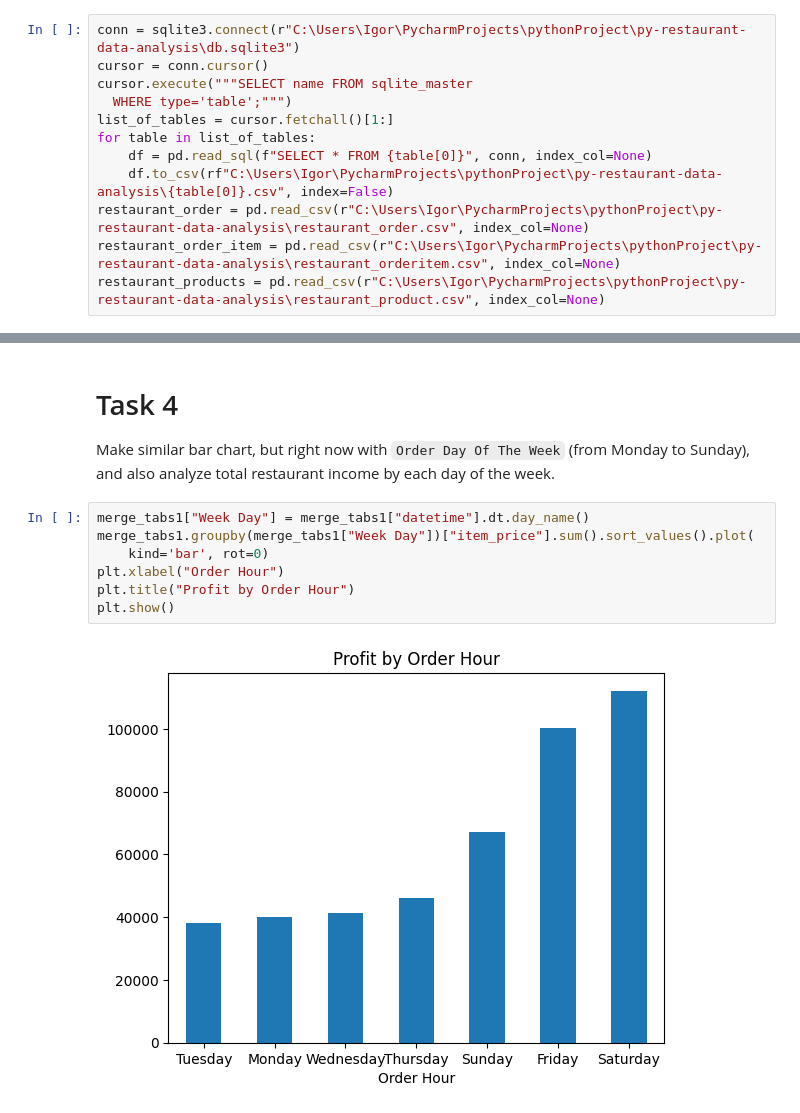
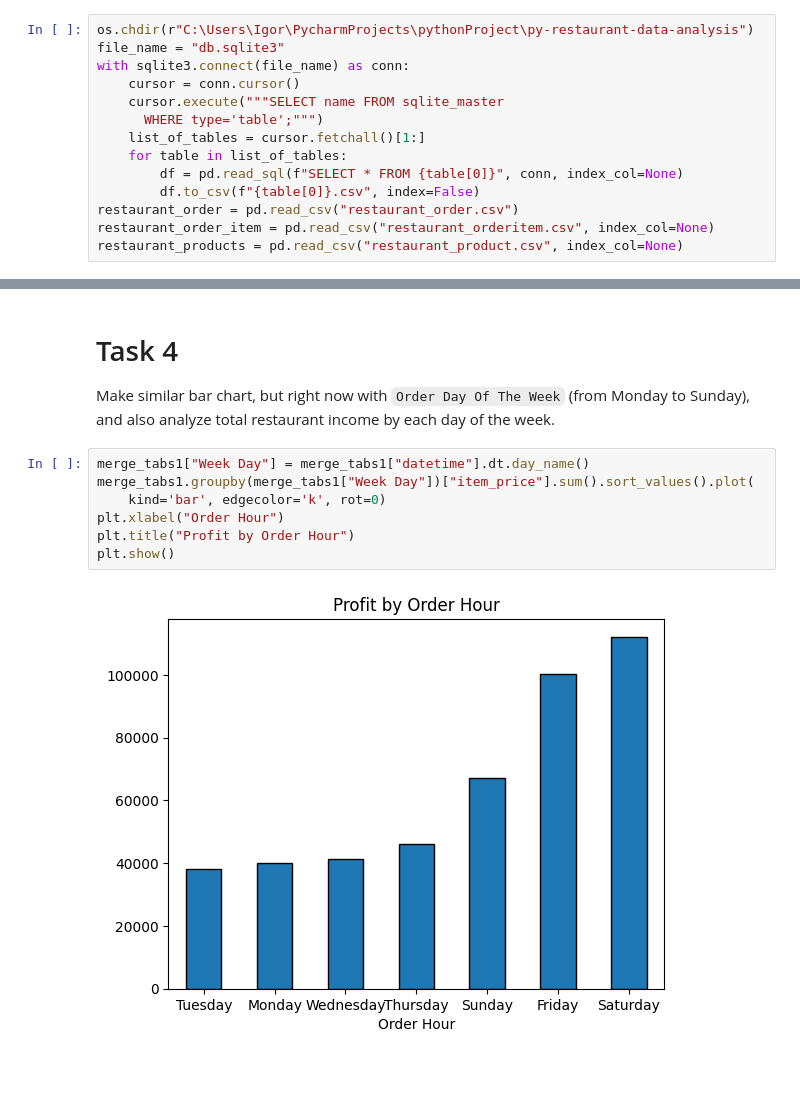
Before and after one commit to mate-academy/py-restaurant-data-analysis, a Jupyter notebook: app/main.ipynb, the cells around one changed output, grey strips where cells are left out. Drawn from its saved outputs; the diff is of its cells as text; blank space fills up the shorter version.

```diff
--- a/app/main.ipynb
+++ b/app/main.ipynb
@@ -9,17 +10,19 @@ Data extraction: get the data from 3 tables & combine it into single `.csv` file
 After that read this file using pandas to create Dataframe.
 So it will be all joined data in 1 dataframe. Quick check - should be 74818 rows in it.
 # %%
-conn = sqlite3.connect(r"C:\Users\Igor\PycharmProjects\pythonProject\py-restaurant-data-analysis\db.sqlite3")
-cursor = conn.cursor()
-cursor.execute("""SELECT name FROM sqlite_master
-  WHERE type='table';""")
-list_of_tables = cursor.fetchall()[1:]
-for table in list_of_tables:
-    df = pd.read_sql(f"SELECT * FROM {table[0]}", conn, index_col=None)
-    df.to_csv(rf"C:\Users\Igor\PycharmProjects\pythonProject\py-restaurant-data-analysis\{table[0]}.csv", index=False)
-restaurant_order = pd.read_csv(r"C:\Users\Igor\PycharmProjects\pythonProject\py-restaurant-data-analysis\restaurant_order.csv", index_col=None)
-restaurant_order_item = pd.read_csv(r"C:\Users\Igor\PycharmProjects\pythonProject\py-restaurant-data-analysis\restaurant_orderitem.csv", index_col=None)
-restaurant_products = pd.read_csv(r"C:\Users\Igor\PycharmProjects\pythonProject\py-restaurant-data-analysis\restaurant_product.csv", index_col=None)
+os.chdir(r"C:\Users\Igor\PycharmProjects\pythonProject\py-restaurant-data-analysis")
+file_name = "db.sqlite3"
+with sqlite3.connect(file_name) as conn:
+    cursor = conn.cursor()
+    cursor.execute("""SELECT name FROM sqlite_master
+      WHERE type='table';""")
+    list_of_tables = cursor.fetchall()[1:]
+    for table in list_of_tables:
+        df = pd.read_sql(f"SELECT * FROM {table[0]}", conn, index_col=None)
+        df.to_csv(f"{table[0]}.csv", index=False)
+restaurant_order = pd.read_csv("restaurant_order.csv")
+restaurant_order_item = pd.read_csv("restaurant_orderitem.csv", index_col=None)
+restaurant_products = pd.read_csv("restaurant_product.csv", index_col=None)
 # %%
 merge_tabs = pd.merge(left=restaurant_products, right=restaurant_order_item, how="right", left_on="id", right_on="product_id")
 merge_tabs1 = pd.merge(left=merge_tabs, right=restaurant_order, how="left", left_on="order_id", right_on="id")
@@ -89,9 +92,9 @@ Make similar bar chart, but right now with `Order Day Of The Week` (from Monday
 # %%
 merge_tabs1["Week Day"] = merge_tabs1["datetime"].dt.day_name()
 merge_tabs1.groupby(merge_tabs1["Week Day"])["item_price"].sum().sort_values().plot(
-    kind='bar', rot=0)
+    kind='bar', edgecolor='k', rot=0)
 plt.xlabel("Order Hour")
 plt.title("Profit by Order Hour")
 plt.show()
 # %% [output]
-[figure, old version]
+[figure, new version]
```
Also changed, not shown: parts of 1 cell of this notebook.
